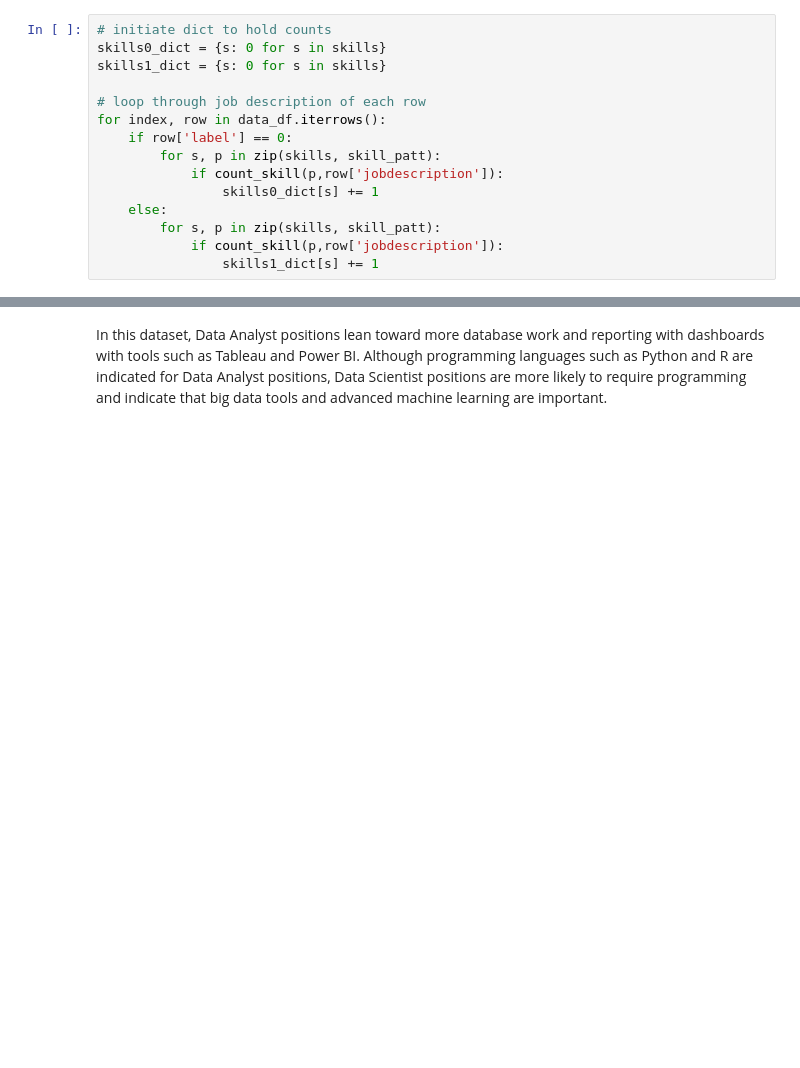
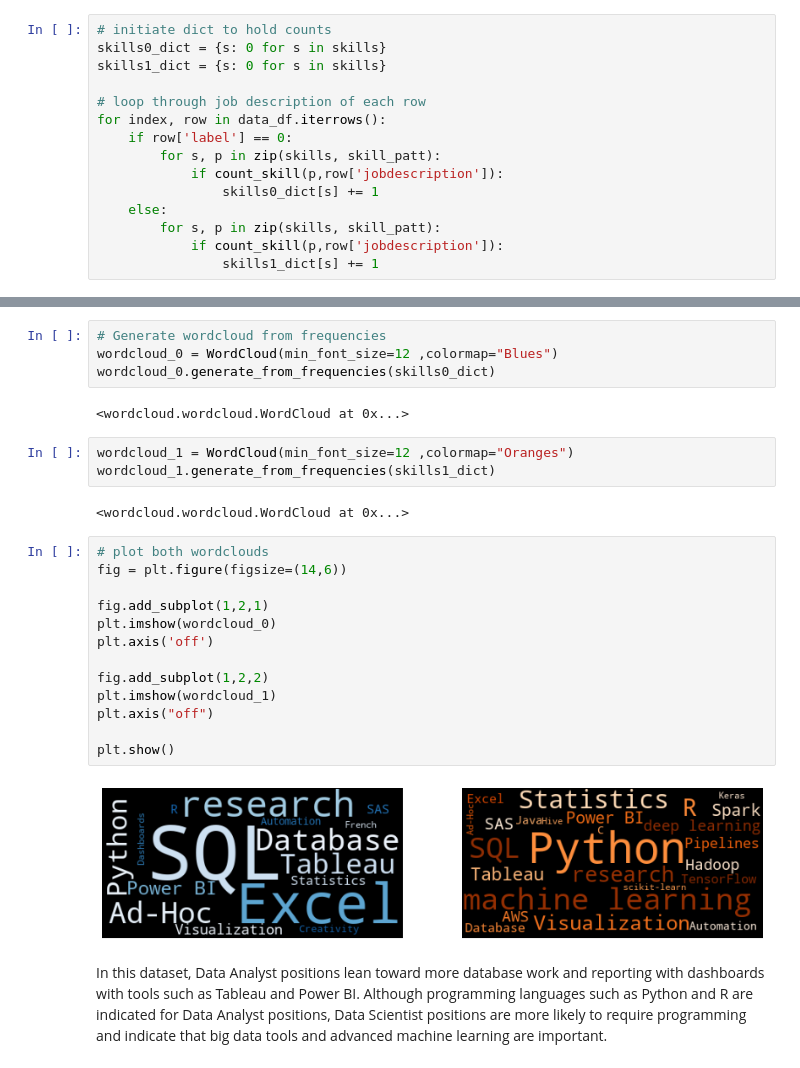
Before and after one commit to jma199/nlp-jobmarket, a Jupyter notebook: 2 main_jobdesc_eda_sql.ipynb, the cells around one changed output, grey strips where cells are left out. Cells and saved outputs as stored; diff of their text form; blank space fills up the shorter version.

Commit message:
Update 2 main_jobdesc_eda_sql.ipynb with wordcloud

```diff
--- a/2 main_jobdesc_eda_sql.ipynb
+++ b/2 main_jobdesc_eda_sql.ipynb
@@ -615,2 +611,28 @@ plt.legend(['Data Analyst', 'Data Scientist'])
+# %%
+# Generate wordcloud from frequencies
+wordcloud_0 = WordCloud(min_font_size=12 ,colormap="Blues")
+wordcloud_0.generate_from_frequencies(skills0_dict)
+# %% [output]
+<wordcloud.wordcloud.WordCloud at 0x...>
+# %%
+wordcloud_1 = WordCloud(min_font_size=12 ,colormap="Oranges")
+wordcloud_1.generate_from_frequencies(skills1_dict)
+# %% [output]
+<wordcloud.wordcloud.WordCloud at 0x...>
+# %%
+# plot both wordclouds
+fig = plt.figure(figsize=(14,6))
+
+fig.add_subplot(1,2,1)
+plt.imshow(wordcloud_0)
+plt.axis('off')
+
+fig.add_subplot(1,2,2)
+plt.imshow(wordcloud_1)
+plt.axis("off")
+
+plt.show()
+# %% [output]
+[figure, added]
 # %% [markdown]
 In this dataset, Data Analyst positions lean toward more database work and reporting with dashboards with tools such as Tableau and Power BI. Although programming languages such as Python and R are indicated for Data Analyst positions, Data Scientist positions are more likely to require programming and indicate that big data tools and advanced machine learning are important.
```
Also changed, not shown: parts of 11 cells of this notebook.
